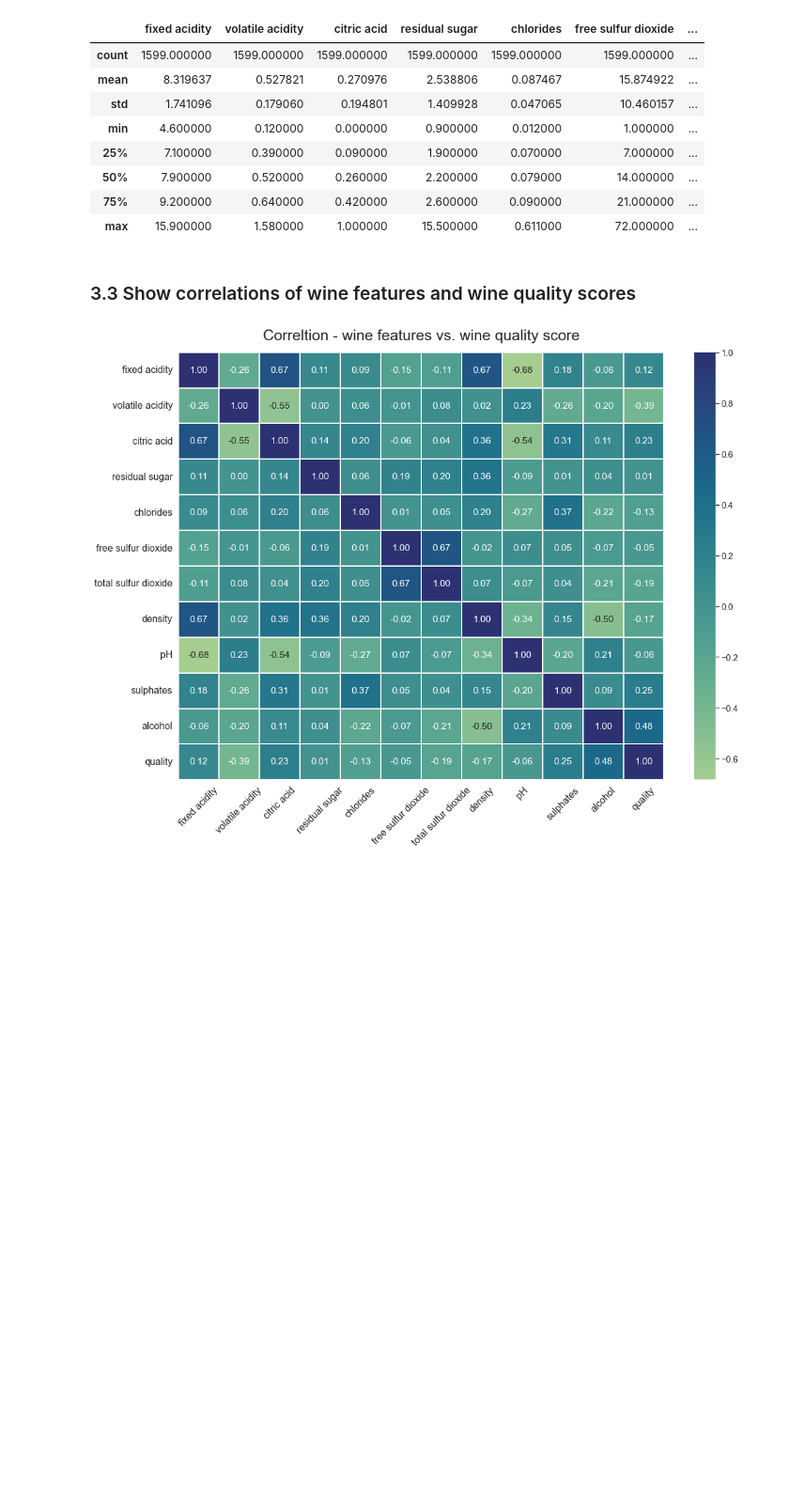
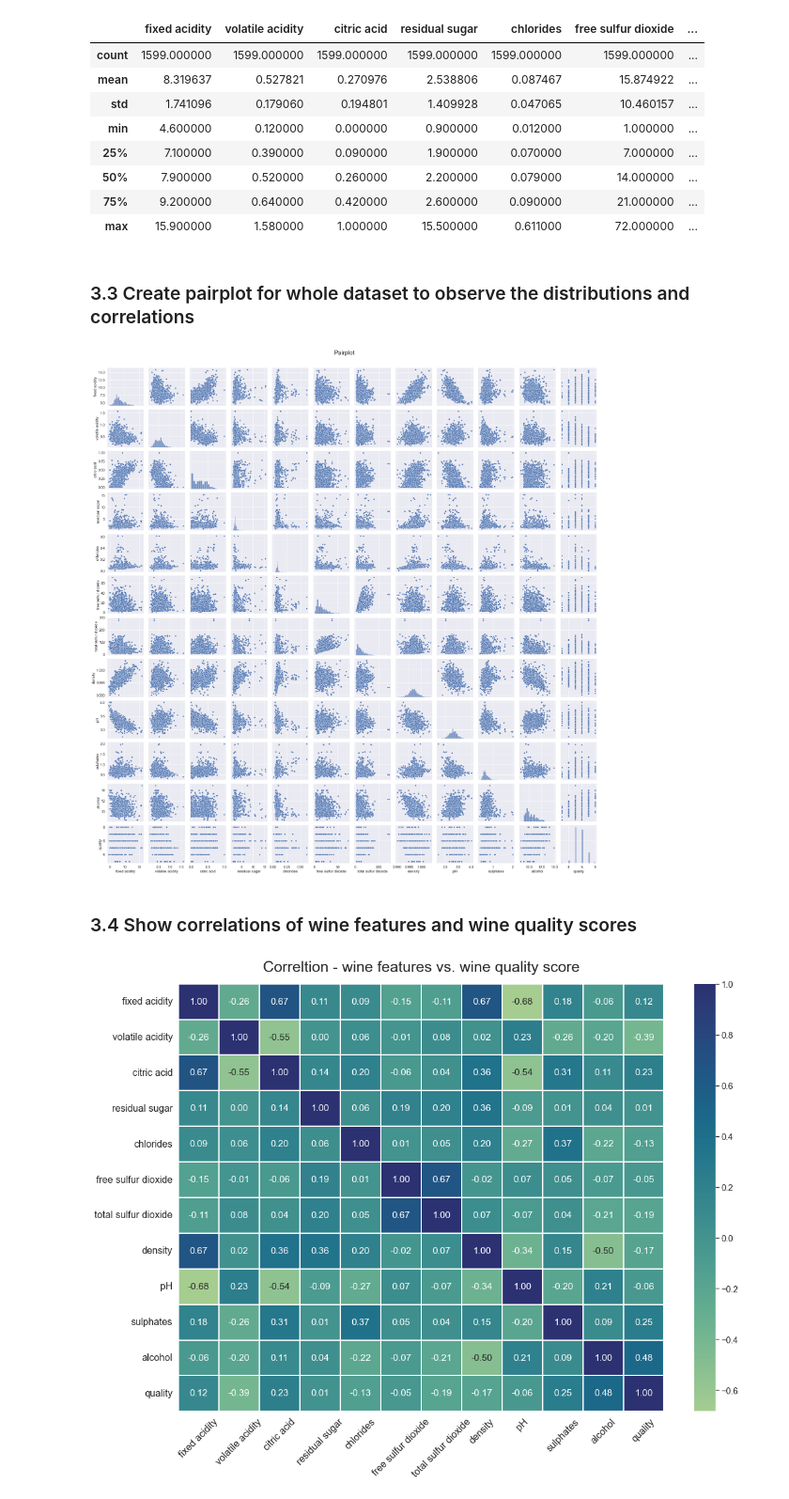
Before and after one commit to GeorgetownAnlytics/Wine-Quality-Prediction, a Jupyter notebook: Project/project_step2_grp8.ipynb, the cells around one changed output. Shown at 94% size. Cells and saved outputs as stored; diff of their text form; code cells hidden in the pictures; blank space fills up the shorter version.

```diff
--- a/Project/project_step2_grp8.ipynb
+++ b/Project/project_step2_grp8.ipynb
@@ -58,8 +58,15 @@ gr8_wq.describe()
 | 50% | 7.900000 | 0.520000 | 0.260000 | 2.200000 | 0.079000 | 14.000000 | ... |
 | 75% | 9.200000 | 0.640000 | 0.420000 | 2.600000 | 0.090000 | 21.000000 | ... |
 | max | 15.900000 | 1.580000 | 1.000000 | 15.500000 | 0.611000 | 72.000000 | ... |
+# %% [markdown]
+### 3.3 Create pairplot for whole dataset to observe the distributions and correlations
+# %%
+pp = sns.pairplot(gr8_wq)
+pp.fig.suptitle("Pairplot", fontsize=30, y=1.02);
+# %% [output]
+[figure, added]
 # %% [markdown]
-### 3.3 Show correlations of wine features and wine quality scores
+### 3.4 Show correlations of wine features and wine quality scores
 # %%
 # plot correltion heatmap
 plt.figure(figsize=(18,13))
```
Also changed, not shown: parts of 2 cells of this notebook.
